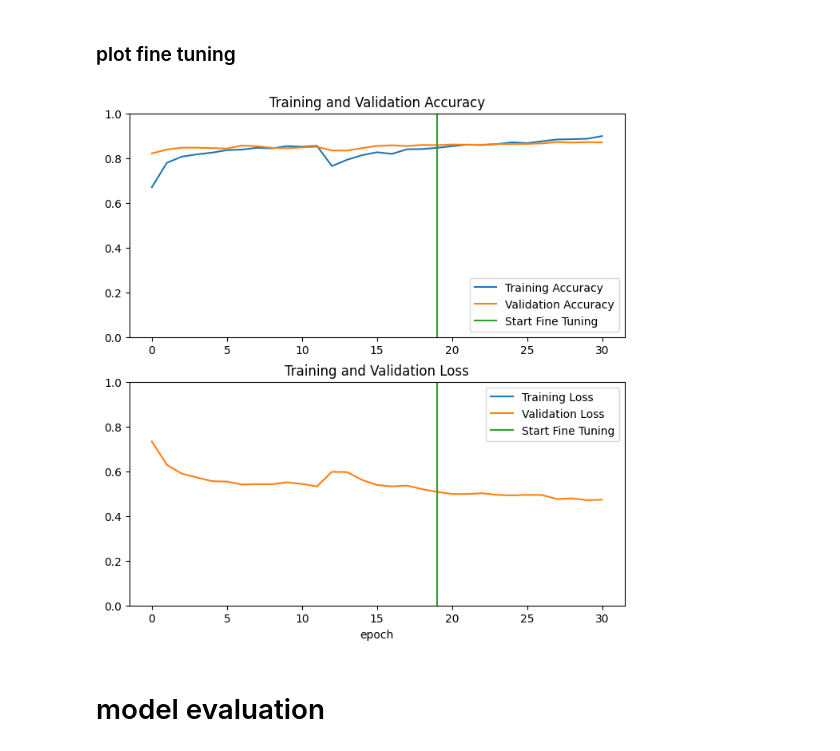
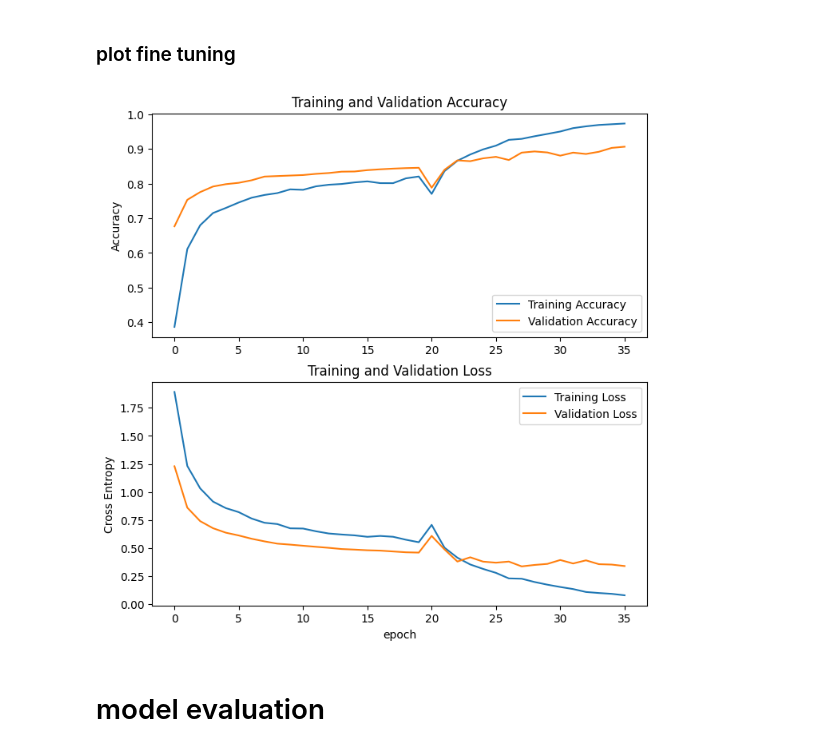
Before and after one commit to AxelSeanCP/Cat_Breed_Classification, a Jupyter notebook: cat_breed_classification_2.ipynb, the cells around one changed output. Saved outputs shown, nothing was run; the diff lists cells and outputs as text; code cells hidden in the pictures.

```diff
--- a/cat_breed_classification_2.ipynb
+++ b/cat_breed_classification_2.ipynb
@@ -156,7 +154,7 @@ class SudahWoi(tf.keras.callbacks.Callback):
 model_complete = SudahWoi()
 # %%
 from tensorflow.keras.callbacks import EarlyStopping
-stop_early = EarlyStopping(patience=5, monitor="val_accuracy", restore_best_weights=True)
+stop_early = EarlyStopping(patience=6, monitor="val_accuracy", restore_best_weights=True, verbose=1)
 # %%
 class learningrateLogger(tf.keras.callbacks.Callback):
   def on_epoch_end(self, epoch, logs=None):
@@ -194,12 +192,15 @@ model.add(data_augmentation)
 model.add(rescale)
 model.add(base_model)
 model.add(BatchNormalization())
-model.add(Conv2D(64, (3,3), activation=tf.nn.relu))
+model.add(Conv2D(96, (3,3), activation=tf.nn.relu))
 model.add(MaxPooling2D(2,2))
-model.add(Dropout(0.2))
+model.add(Dropout(0.5))
 model.add(BatchNormalization())
 model.add(GlobalAveragePooling2D())
-model.add(Dense(512, activation=tf.nn.relu, kernel_regularizer=l2(0.001)))
+model.add(Dense(256, activation=tf.nn.relu))
+model.add(BatchNormalization())
+model.add(Dense(64, activation=tf.nn.relu))
+model.add(BatchNormalization())
 model.add(Dense(12, activation=tf.nn.softmax))
 # %%
 model.summary()
@@ -223,9 +224,8 @@ Non-trainable params: 2260672 (8.62 MB)
 _________________________________________________________________
 # %%
-int_lr = 1e-4
-optimizer = tf.keras.optimizers.Adam(int_lr)
+int_lr = 1e-3
 model.compile(
-    optimizer=optimizer,
+    optimizer=tf.keras.optimizers.SGD(learning_rate=int_lr),
     loss='sparse_categorical_crossentropy',
     metrics=['accuracy']
 )
@@ -303,7 +303,7 @@ for layer in base_model.layers[:fine_tune_di]:
 Jumlah layer di base_model:  154
 # %%
 model.compile(
-    optimizer=tf.keras.optimizers.Adam(int_lr/10),
+    optimizer=tf.keras.optimizers.Adam(learning_rate=int_lr/10),
     loss='sparse_categorical_crossentropy',
     metrics=['accuracy']
 )
@@ -368,26 +368,22 @@ val_loss += modelku_fine.history['val_loss']
 # %%
 plt.figure(figsize=(8, 8))
 plt.subplot(2, 1, 1)
 plt.plot(acc, label='Training Accuracy')
 plt.plot(val_acc, label='Validation Accuracy')
-plt.ylim([0, 1.0])
-plt.plot([initial_epochs-1,initial_epochs-1],
-          plt.ylim(), label='Start Fine Tuning')
 plt.legend(loc='lower right')
+plt.ylabel('Accuracy')
 plt.title('Training and Validation Accuracy')
 
 plt.subplot(2, 1, 2)
 plt.plot(loss, label='Training Loss')
 plt.plot(val_loss, label='Validation Loss')
-plt.ylim([0, 1.0])
-plt.plot([initial_epochs-1,initial_epochs-1],
-         plt.ylim(), label='Start Fine Tuning')
 plt.legend(loc='upper right')
+plt.ylabel('Cross Entropy')
 plt.title('Training and Validation Loss')
 plt.xlabel('epoch')
 plt.show()
 # %% [output]
-[figure, old version]
+[figure, new version]
 # %% [markdown]
 # model evaluation
 # %%
```
Also changed, not shown: parts of 16 cells of this notebook, 3 other files.
